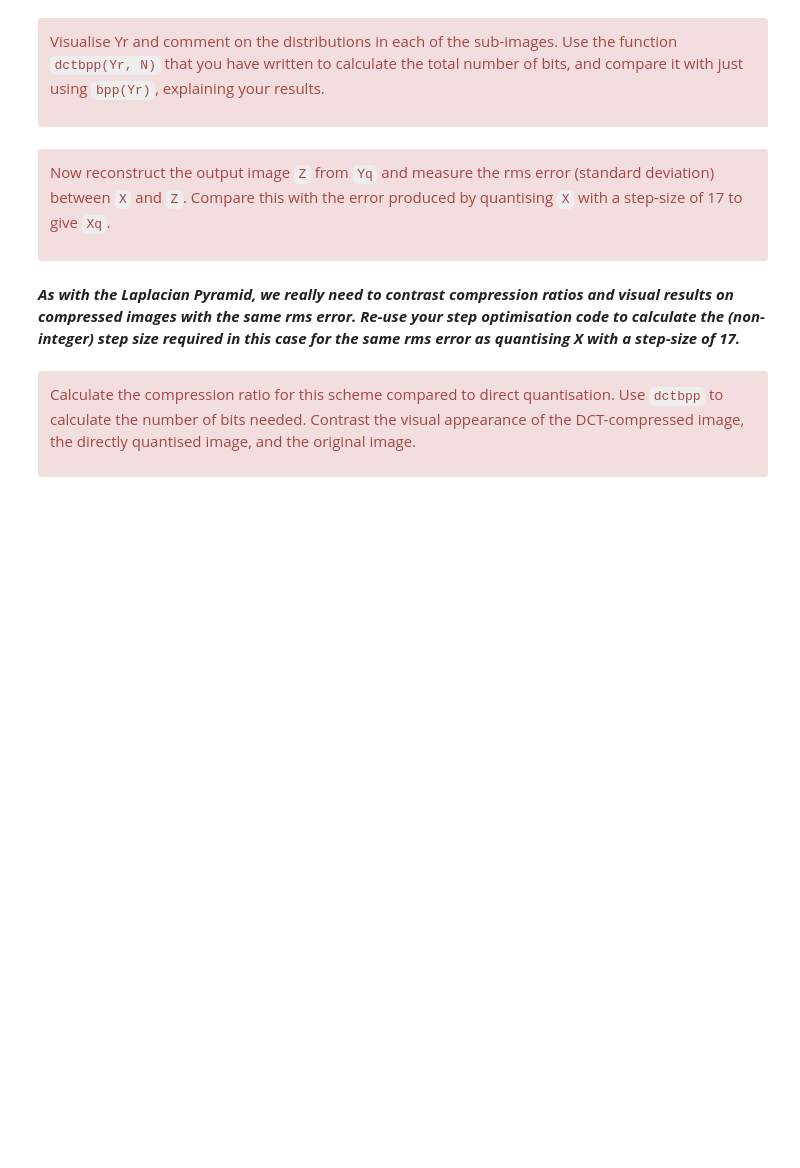
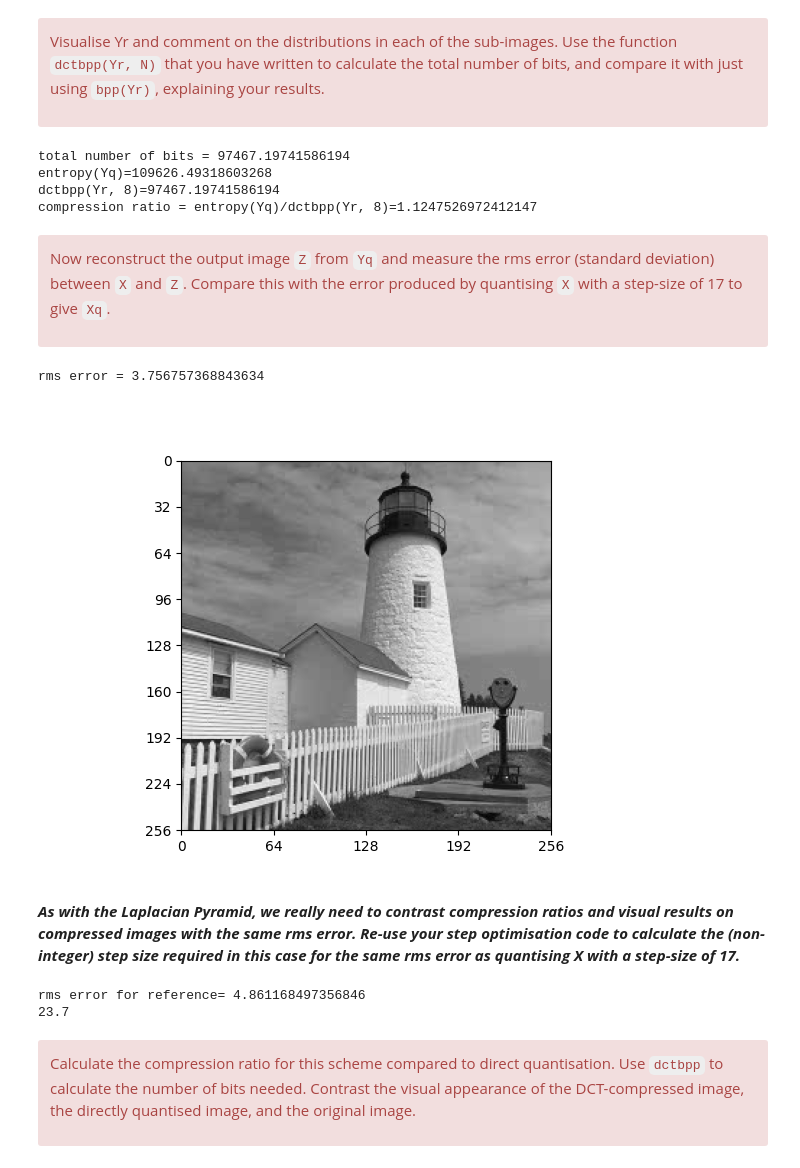
Before and after one commit to ckameron99/cued_sf2_lab, a Jupyter notebook: 7-the-discrete-cosine-transform.ipynb, the cells around one changed output. Saved outputs shown, nothing was run; the diff lists cells and outputs as text; code cells hidden in the pictures; blank space fills up the shorter version.

```diff
--- a/7-the-discrete-cosine-transform.ipynb
+++ b/7-the-discrete-cosine-transform.ipynb
@@ -267,3 +307,28 @@ Visualise Yr and comment on the distributions in each of the sub-images. Use the
+# %%
+def dctbpp(Yr, N):
+    total_bits = 0
+    subimage_shape = tuple([d // N for d in Yr.shape])
+    for horiz_freq in range(N):
+        for vert_freq in range(N):
+            subimage = Yr[
+                subimage_shape[0] * horiz_freq:subimage_shape[0] * horiz_freq + subimage_shape[0],
+                subimage_shape[1] * vert_freq:subimage_shape[1] * vert_freq + subimage_shape[1]
+            ]
+            total_bits += bpp(subimage) * subimage.size
+    return total_bits
+
+Yq = quantise(Y, 17)
+Yr = regroup(Yq, N)
+
+print(f"total number of bits = {dctbpp(Yr, 8)}")
+print(f"{entropy(Yq)=}")
+print(f"{dctbpp(Yr, 8)=}")
+print(f"compression ratio = {entropy(Yq)/dctbpp(Yr, 8)=}")
+# %% [output]
+total number of bits = 97467.19741586194
+entropy(Yq)=109626.49318603268
+dctbpp(Yr, 8)=97467.19741586194
+compression ratio = entropy(Yq)/dctbpp(Yr, 8)=1.1247526972412147
 # %% [markdown]
 <div class="alert alert-block alert-danger">
 
@@ -277,2 +340,11 @@ error produced by quantising `X` with a step-size of 17 to give `Xq`.
+# %%
+Z = colxfm(colxfm(Yq.T, C8.T).T, C8.T)
+
+fig, ax = plt.subplots()
+plot_image(Z, ax=ax)
+print(f"rms error = {np.std(X-Z)}")
+# %% [output]
+rms error = 3.756757368843634
+[figure, added]
 # %% [markdown]
 ***As with the Laplacian Pyramid, we really need to contrast compression ratios and visual results on compressed images with the same rms error. Re-use your step optimisation code to calculate the (non-integer) step size required in this case for the same rms error as quantising X with a step-size of 17.***
@@ -281,3 +351,22 @@ error produced by quantising `X` with a step-size of 17 to give `Xq`.
+# %%
+qnum = 17
+qX = quantise(X, qnum)
+print(f"rms error for reference= {np.std(X-qX)}")
+qnum_search = np.array(range(0,500))/10
+
+
+entropy17 = lambda X: bpp(quantise(X, 17)) * np.prod(X.size)
+
+def test_qnum(qnum):
+    Yq = quantise(Y, qnum)
+    Z = colxfm(colxfm(Yq.T, C8.T).T, C8.T)
+    return np.std(X-Z)
+
+qnum_std = np.vectorize(test_qnum)(qnum_search)
+print(qnum_search[np.argmin(np.abs(qnum_std - np.std(X-qX)))])  # 23.7
+# %% [output]
+rms error for reference= 4.861168497356846
+23.7
 # %% [markdown]
 <div class="alert alert-block alert-danger">
 
```
Also changed, not shown: parts of 20 cells of this notebook, 3 other files.
